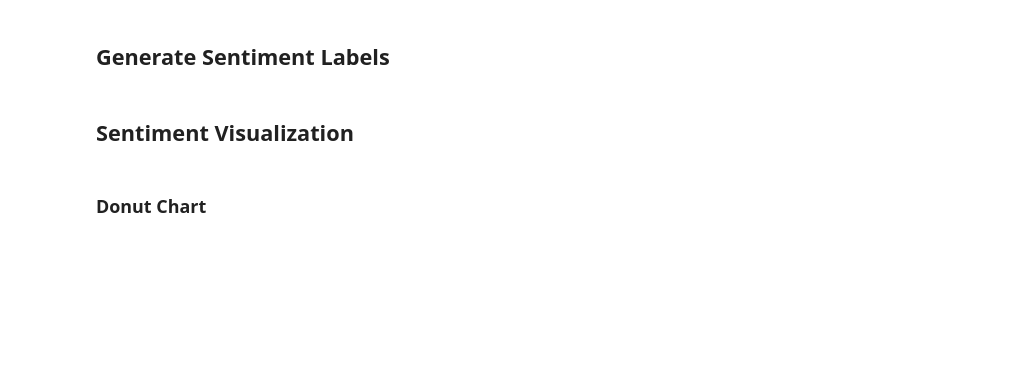
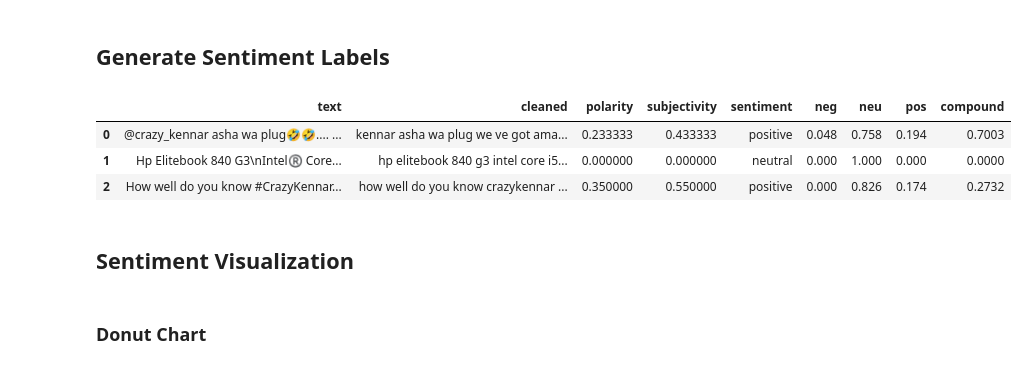
Before and after one commit to RyanKoech/Kenar-Ent-Sentiment-Analysis, a Jupyter notebook: src/app.ipynb, the cells around one changed output. Saved outputs shown, nothing was run; the diff lists cells and outputs as text; code cells hidden in the pictures; blank space fills up the shorter version.

```diff
--- a/src/app.ipynb
+++ b/src/app.ipynb
@@ -65,25 +79,30 @@ tweet_list_df.head(5)
 # %%
 #Calculating Negative, Positive, Neutral and Compound values
 
 tweet_list_df[['polarity', 'subjectivity']] = tweet_list_df['cleaned'].apply(lambda Text: pd.Series(TextBlob(Text).sentiment))
-for index, row in tweet_list_df['cleaned'].iteritems():
+for index, row in tweet_list_df['cleaned'].items():
     score = SentimentIntensityAnalyzer().polarity_scores(row)
     neg = score['neg']
     neu = score['neu']
     pos = score['pos']
     comp = score['compound']
     if comp <= -0.05:
         tweet_list_df.loc[index, 'sentiment'] = "negative"
     elif comp >= 0.05:
         tweet_list_df.loc[index, 'sentiment'] = "positive"
     else:
         tweet_list_df.loc[index, 'sentiment'] = "neutral"
     tweet_list_df.loc[index, 'neg'] = neg
     tweet_list_df.loc[index, 'neu'] = neu
     tweet_list_df.loc[index, 'pos'] = pos
     tweet_list_df.loc[index, 'compound'] = comp
 
 tweet_list_df.head(5)
+# %% [output]
+|  | text | cleaned | polarity | subjectivity | sentiment | neg | neu | pos | compound |
+| 0 | @crazy_kennar asha wa plug🤣🤣.... ... | kennar asha wa plug we ve got ama... | 0.233333 | 0.433333 | positive | 0.048 | 0.758 | 0.194 | 0.7003 |
+| 1 | Hp Elitebook 840 G3\nIntel®️ Core... | hp elitebook 840 g3 intel core i5... | 0.000000 | 0.000000 | neutral | 0.000 | 1.000 | 0.000 | 0.0000 |
+| 2 | How well do you know #CrazyKennar... | how well do you know crazykennar ... | 0.350000 | 0.550000 | positive | 0.000 | 0.826 | 0.174 | 0.2732 |
 # %% [markdown]
 ## Sentiment Visualization
 # %%
```
Also changed, not shown: parts of 10 cells of this notebook, 6 other files.
